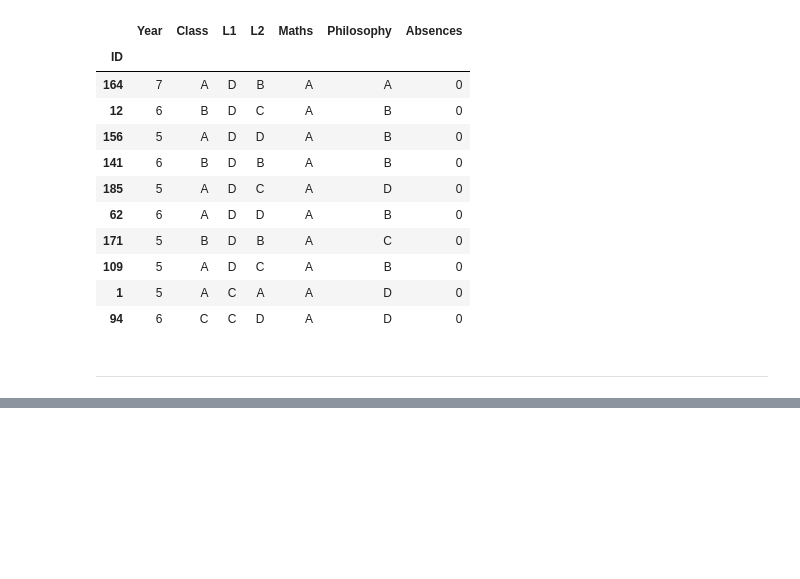
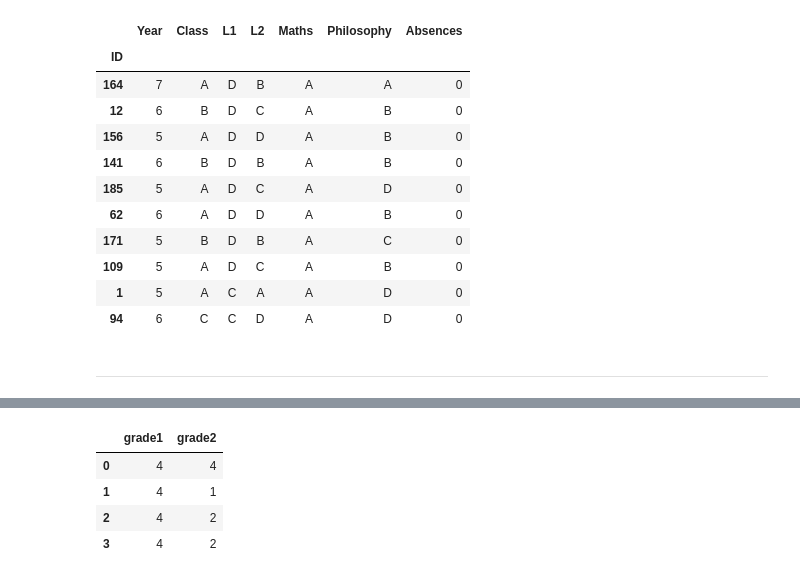
Before and after one commit to Pankaj-khator/pandas_challenge, a Jupyter notebook: pandas_challenge.ipynb, the cells around one changed output, grey strips where cells are left out. Saved outputs shown, nothing was run; the diff lists cells and outputs as text; code cells hidden in the pictures; blank space fills up the shorter version.

```diff
--- a/pandas_challenge.ipynb
+++ b/pandas_challenge.ipynb
@@ -376,0 +430,8 @@ math_a_students.head(10)
+# %%
+df_apply.apply(lambda x: x.apply(my_grades))  #x is a series a one - dimension object
+# %% [output]
+|  | grade1 | grade2 |
+| 0 | 4 | 4 |
+| 1 | 4 | 1 |
+| 2 | 4 | 2 |
+| 3 | 4 | 2 |
```
Also changed, not shown: parts of 11 cells of this notebook.
